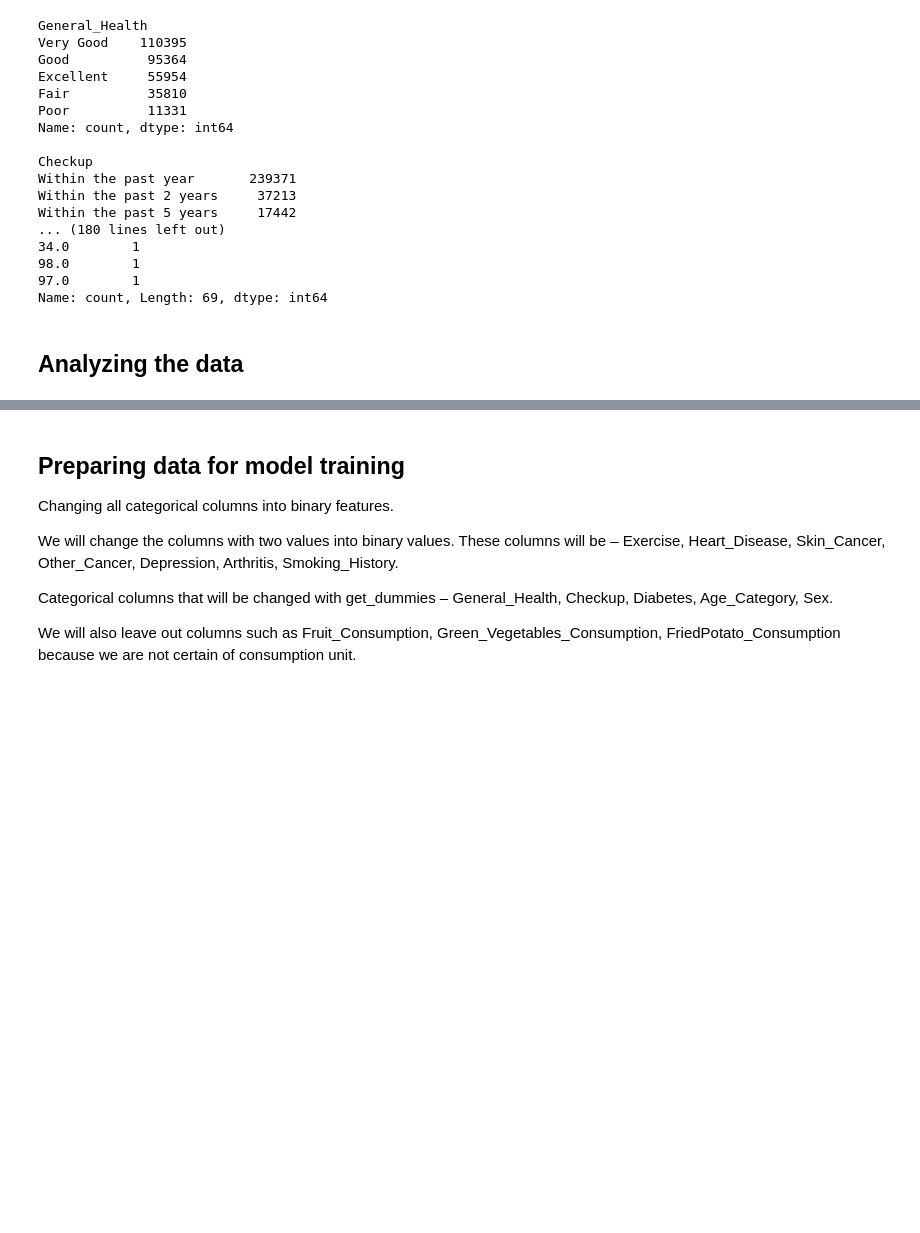
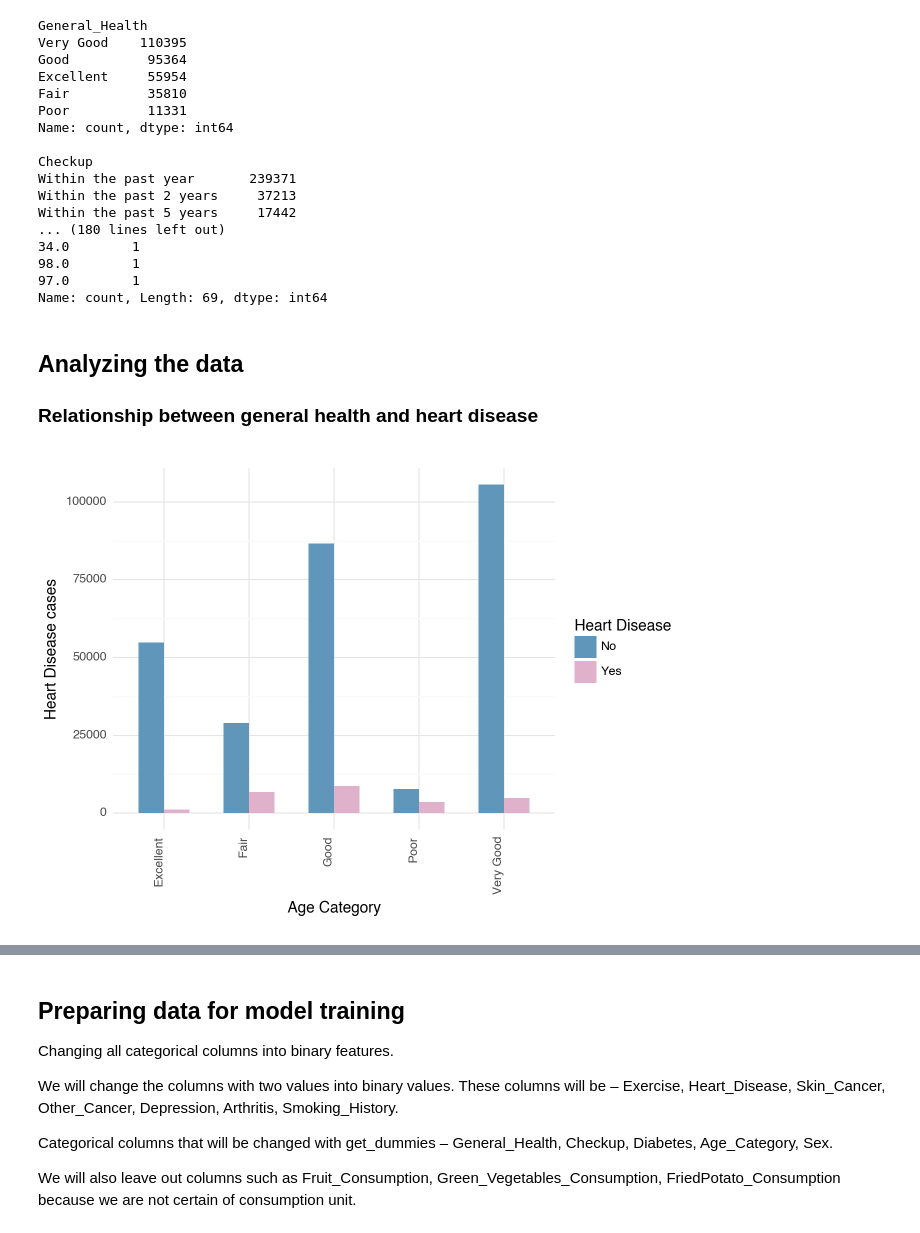
Before and after one commit to Roberta1400/Cardiovascular-Diseases-Risk-Prediction, a Jupyter notebook: Cardiovascular-Diseases-Risk-Prediction.ipynb, the cells around one changed output, grey strips where cells are left out. Saved outputs shown, nothing was run; the diff lists cells and outputs as text; code cells hidden in the pictures; blank space fills up the shorter version.

Commit message:
Plots

```diff
--- a/Cardiovascular-Diseases-Risk-Prediction.ipynb
+++ b/Cardiovascular-Diseases-Risk-Prediction.ipynb
@@ -53,3 +53,23 @@ Within the past 5 years     17442
 Name: count, Length: 69, dtype: int64
 # %% [markdown]
 ## Analyzing the data
+
+### Relationship between general health and heart disease
+# %%
+import pandas as pd
+import plotnine as p9
+
+df = df = pd.DataFrame({'General_Health': data['General_Health'], 'Heart_Disease': data['Heart_Disease']})
+
+plot = (
+    p9.ggplot(df, p9.aes(x='General_Health', fill='Heart_Disease')) +
+    p9.geom_bar(position='dodge', stat='count', width=0.6) +
+    p9.theme_minimal() +
+    p9.labs(x='Age Category', y='Heart Disease cases', fill='Heart Disease') +
+    p9.scale_fill_manual(values=['#6096ba','#e0b1cb']) +
+    p9.theme(axis_text_x=p9.element_text(angle=90, hjust=1))
+)
+
+print(plot)
+# %% [output]
+[figure, added]
```
Also changed, not shown: parts of 22 cells of this notebook.
